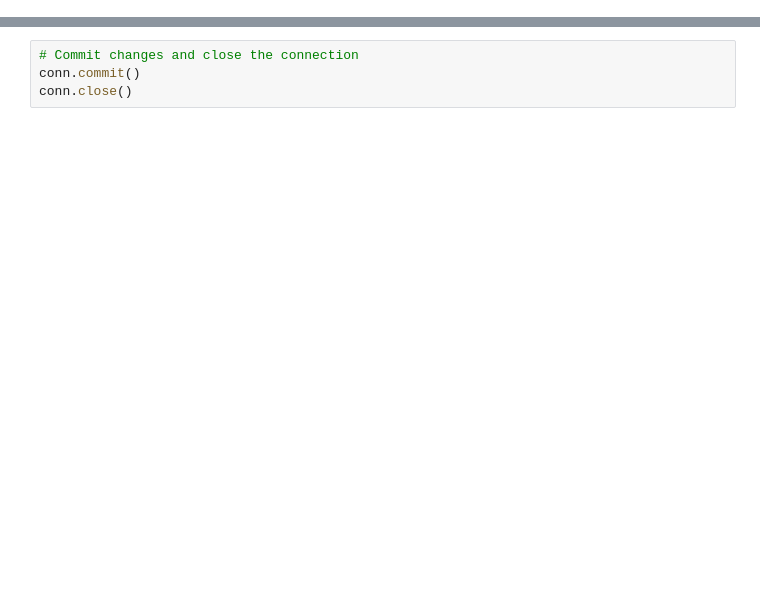
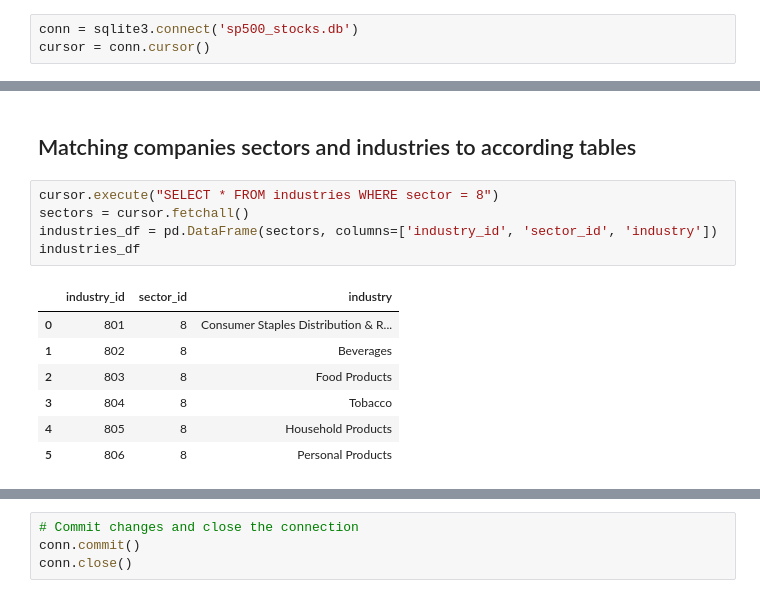
Before and after one commit to nolanspecter/sp500, a Jupyter notebook: sp500_db_populate.ipynb, the cells around one changed output, grey strips where cells are left out. Saved outputs shown, nothing was run; the diff lists cells and outputs as text; blank space fills up the shorter version.

```diff
--- a/sp500_db_populate.ipynb
+++ b/sp500_db_populate.ipynb
@@ -0,0 +6,3 @@
+# %%
+conn = sqlite3.connect('sp500_stocks.db')
+cursor = conn.cursor()
@@ -111,0 +191,15 @@ industries_df
+# %% [markdown]
+## Matching companies sectors and industries to according tables
+# %%
+cursor.execute("SELECT * FROM industries WHERE sector = 8")
+sectors = cursor.fetchall()
+industries_df = pd.DataFrame(sectors, columns=['industry_id', 'sector_id', 'industry'])
+industries_df
+# %% [output]
+|  | industry_id | sector_id | industry |
+| 0 | 801 | 8 | Consumer Staples Distribution & R... |
+| 1 | 802 | 8 | Beverages |
+| 2 | 803 | 8 | Food Products |
+| 3 | 804 | 8 | Tobacco |
+| 4 | 805 | 8 | Household Products |
+| 5 | 806 | 8 | Personal Products |
```
Also changed, not shown: parts of 13 cells of this notebook, 3 other files.
